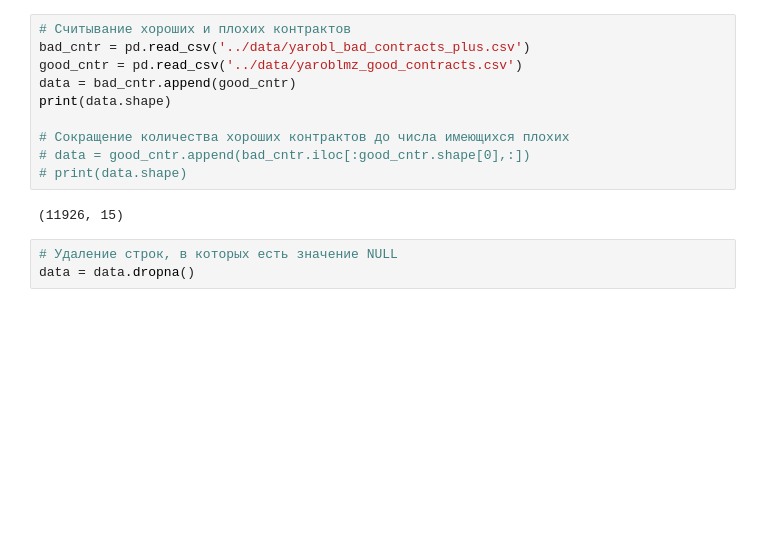
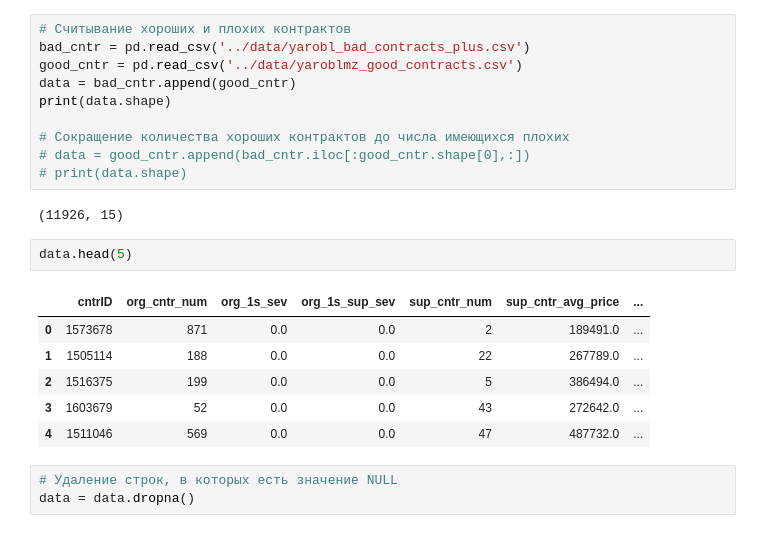
Before and after one commit to DmitryEliseev/diploma-project-2018, a Jupyter notebook: machine-learning/S1-GBC.ipynb, the cells around one changed output. Drawn from its saved outputs; the diff is of its cells as text; blank space fills up the shorter version.

```diff
--- a/machine-learning/S1-GBC.ipynb
+++ b/machine-learning/S1-GBC.ipynb
@@ -29,6 +29,15 @@ print(data.shape)
 # print(data.shape)
 # %% [output]
 (11926, 15)
+# %%
+data.head(5)
+# %% [output]
+|  | cntrID | org_cntr_num | org_1s_sev | org_1s_sup_sev | sup_cntr_num | sup_cntr_avg_price | ... |
+| 0 | 1573678 | 871 | 0.0 | 0.0 | 2 | 189491.0 | ... |
+| 1 | 1505114 | 188 | 0.0 | 0.0 | 22 | 267789.0 | ... |
+| 2 | 1516375 | 199 | 0.0 | 0.0 | 5 | 386494.0 | ... |
+| 3 | 1603679 | 52 | 0.0 | 0.0 | 43 | 272642.0 | ... |
+| 4 | 1511046 | 569 | 0.0 | 0.0 | 47 | 487732.0 | ... |
 # %%
 # Удаление строк, в которых есть значение NULL
 data = data.dropna()
```
Also changed, not shown: parts of 3 cells of this notebook, 1 other file.
